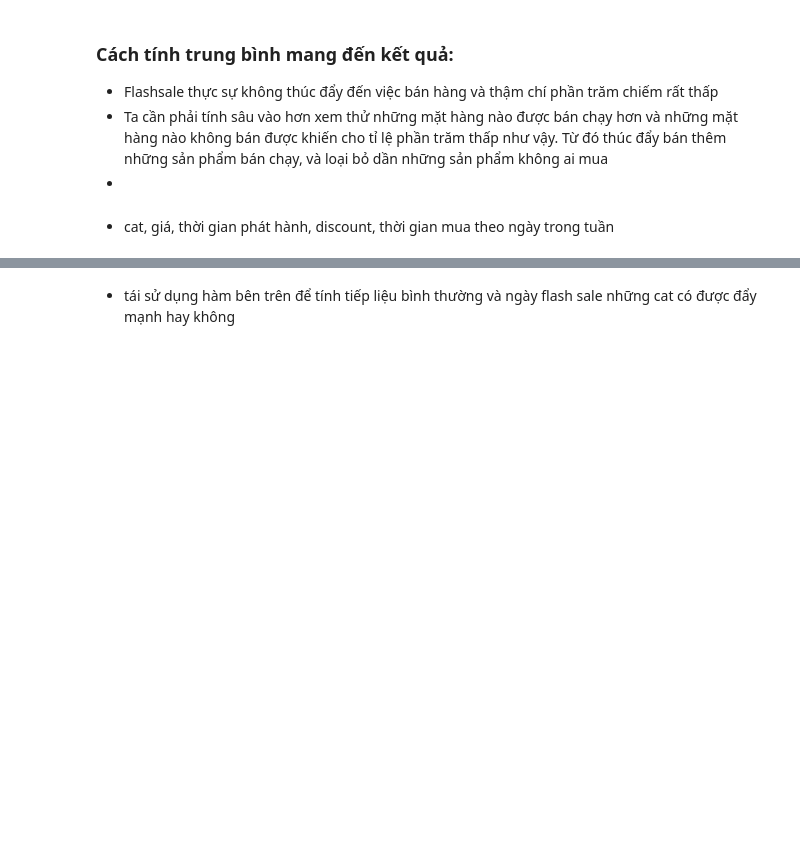
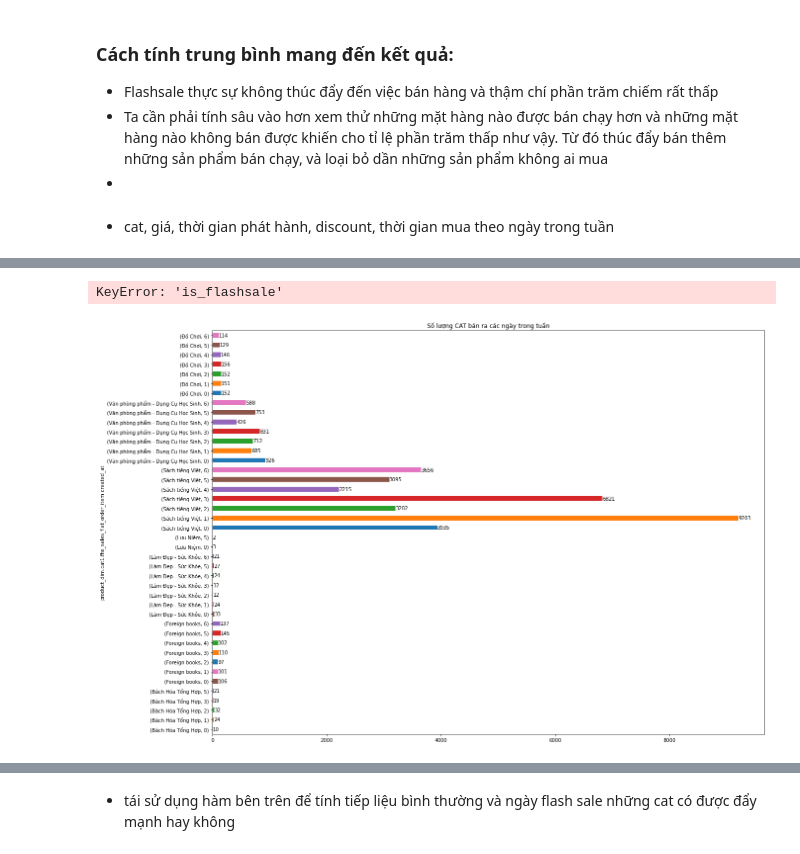
Before and after one commit to ToanLyHoa/Report-data-analysis, a Jupyter notebook: Analysis_Fahasa.ipynb, the cells around one changed output, grey strips where cells are left out. Saved outputs shown, nothing was run; the diff lists cells and outputs as text; code cells hidden in the pictures; blank space fills up the shorter version.

```diff
--- a/Analysis_Fahasa.ipynb
+++ b/Analysis_Fahasa.ipynb
@@ -586,0 +636,20 @@ Name: product_dim.cat1, dtype: int64
+# %%
+# dropduplicate
+product_dim.drop_duplicates(
+          subset = ['product_dim.sku','product_dim.cat1', 'product_dim.cat2','product_dim.cat3', 'product_dim.cat4'],
+          inplace=True)
+
+# merge với product_dim để có dc cat của sản phẩm
+fhs_flashsale_product_order_complete_2022 = \
+          pd.merge(fhs_flashsale_product_order_complete_2022, product_dim,
+                    left_on = fhs_flashsale_product_order_complete_2022['fhs_catalog_product_entity.sku'],
+                    right_on = product_dim['product_dim.sku'])
+
+fhs_sales_flat_order_complete_item_2022 = \
+          pd.merge(fhs_sales_flat_order_complete_item_2022, product_dim,
+                    left_on = fhs_sales_flat_order_complete_item_2022['fhs_catalog_product_entity.sku'],
+                    right_on = product_dim['product_dim.sku'])
+
+
+
+fhs_flashsale_product_order_complete_2022.info()
@@ -586,0 +674,27 @@ Name: product_dim.cat1, dtype: int64
+# %%
+temp = fhs_flashsale_product_order_complete_2022\
+          .groupby(['product_dim.cat1',
+                    'is_flashsale',
+                    fhs_flashsale_product_order_complete_2022['fhs_sales_flat_order_item.created_at'].dt.month])\
+                    ['key_0'].count()
+
+ax = temp.plot.barh(figsize = (20,15), color = ['C0', 'C1', 'C2', 'C3', 'C4', 'C5', 'C6'],
+                title = 'Số lượng CAT flashsale và không flashsale bán theo tháng')
+
+for container in ax.containers:
+    ax.bar_label(container)
+# %% [output]
+KeyError: 'is_flashsale'
+# %%
+
+temp = fhs_flashsale_product_order_complete_2022\
+          .groupby(['product_dim.cat1',
+                    fhs_flashsale_product_order_complete_2022['fhs_sales_flat_order_item.created_at'].dt.dayofweek] )\
+                    ['key_0'].count()
+
+ax = temp.plot.barh(figsize = (20,15), color = ['C0', 'C1', 'C2', 'C3', 'C4', 'C5', 'C6'],
+                title = 'Số lượng CAT bán ra các ngày trong tuần')
+for container in ax.containers:
+    ax.bar_label(container)
+# %% [output]
+[figure, added]
```
Also changed, not shown: parts of 14 cells of this notebook, 4 other files.
